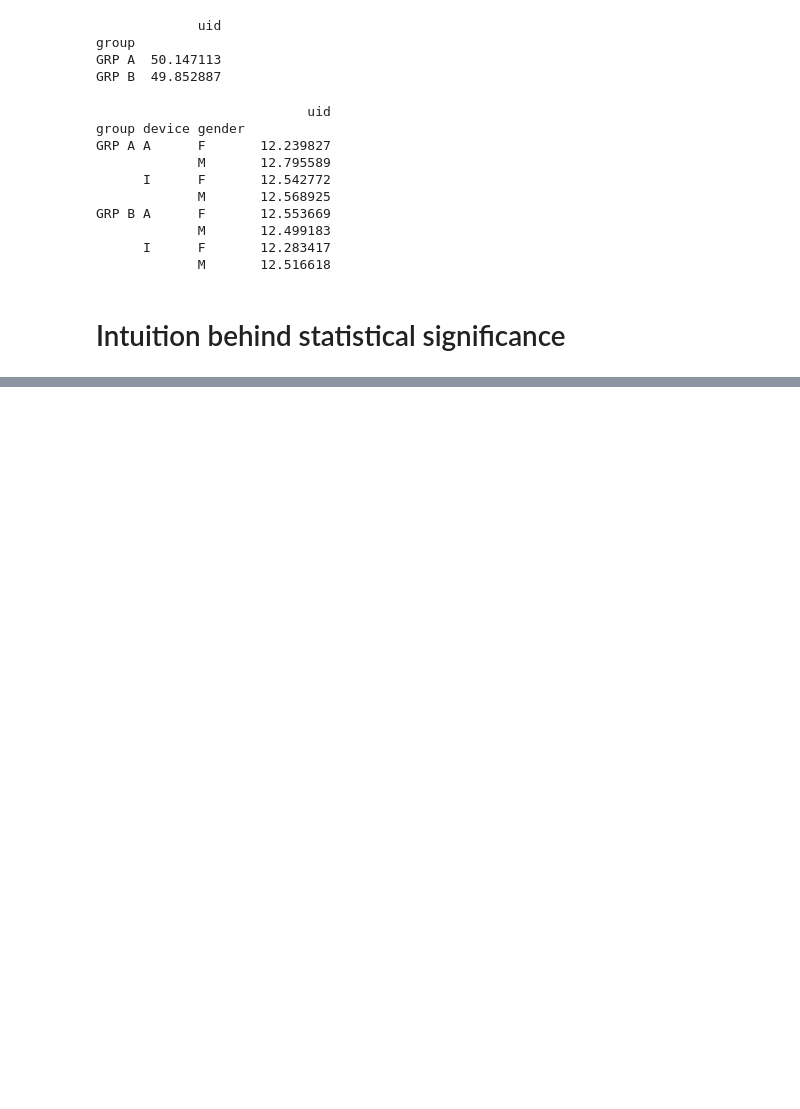
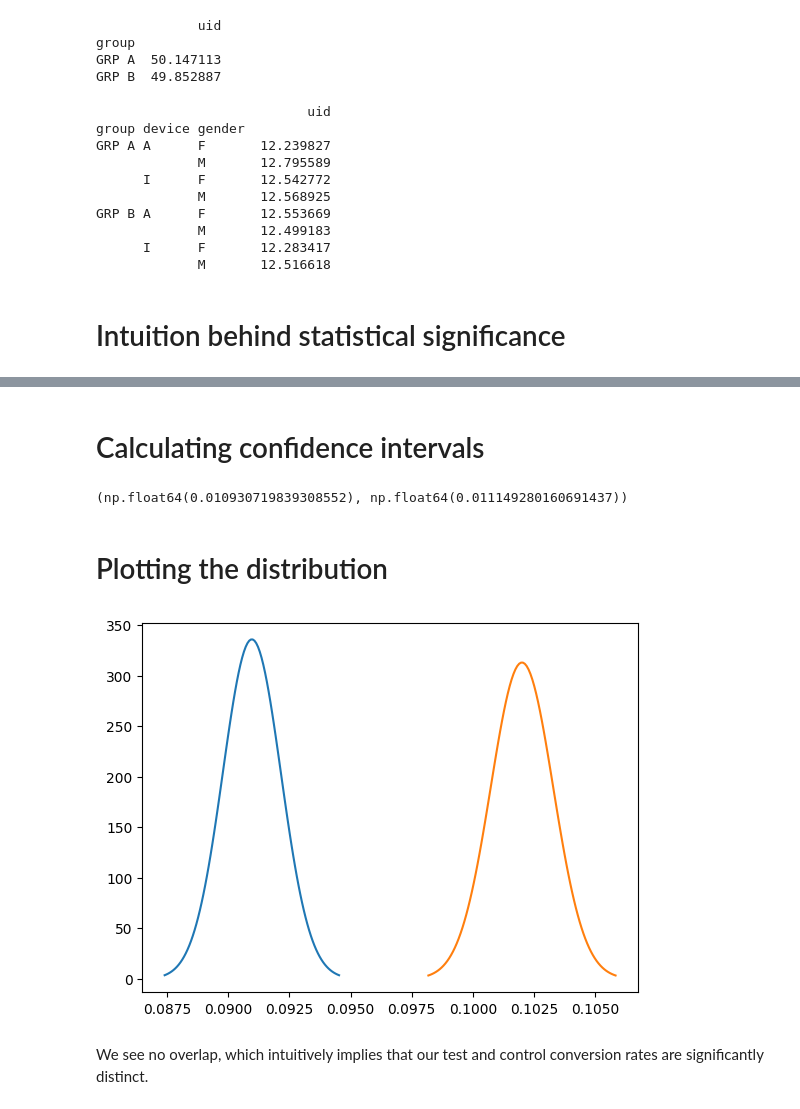
Before and after one commit to kiranbele11/Customer-Analytics-A-B-Testing, a Jupyter notebook: ab-testing.ipynb, the cells around one changed output, grey strips where cells are left out. Drawn from its saved outputs; the diff is of its cells as text; code cells hidden in the pictures; blank space fills up the shorter version.

```diff
--- a/ab-testing.ipynb
+++ b/ab-testing.ipynb
@@ -681,0 +748,42 @@ def get_pvalue(con_conv, test_conv, con_size, test_size):
+# %% [markdown]
+# Calculating confidence intervals
+# %%
+cont_conv = 0.090965
+test_conv = 0.102005
+test_size = 56350
+cont_size = 58583
+# %%
+# Calculate the mean of our lift distribution
+lift_mean = test_conv - cont_conv
+
+# Calculate variance and standard deviation
+lift_variance = (1 - test_conv) * test_conv /test_size + (1 - cont_conv) * cont_conv / cont_size
+lift_sd = lift_variance**0.5
+
+# Find the confidence intervals with cl = 0.95
+confidence_interval = get_ci(lift_mean, 0.95, lift_sd)
+print(confidence_interval)
+# %% [output]
+(np.float64(0.010930719839308552), np.float64(0.011149280160691437))
+# %% [markdown]
+# Plotting the distribution
+# %%
+test_var = 1.6255542142857143e-06
+cont_var = 1.411507925080655e-06
+# %%
+# Compute the standard deviations
+control_sd = cont_var**0.5
+test_sd = test_var**0.5
+
+# Create the range of x values
+control_line = np.linspace(cont_conv - 3 * control_sd, cont_conv + 3 * control_sd, 100)
+test_line = np.linspace(test_conv - 3 * test_sd, test_conv + 3 * test_sd, 100)
+
+# Plot the distribution
+plt.plot(control_line, norm.pdf(control_line, cont_conv, control_sd))
+plt.plot(test_line, norm.pdf(test_line, test_conv, test_sd))
+plt.show()
+# %% [output]
+[figure, added]
+# %% [markdown]
+We see no overlap, which intuitively implies that our test and control conversion rates are significantly distinct.
```
Also changed, not shown: parts of 15 cells of this notebook.
